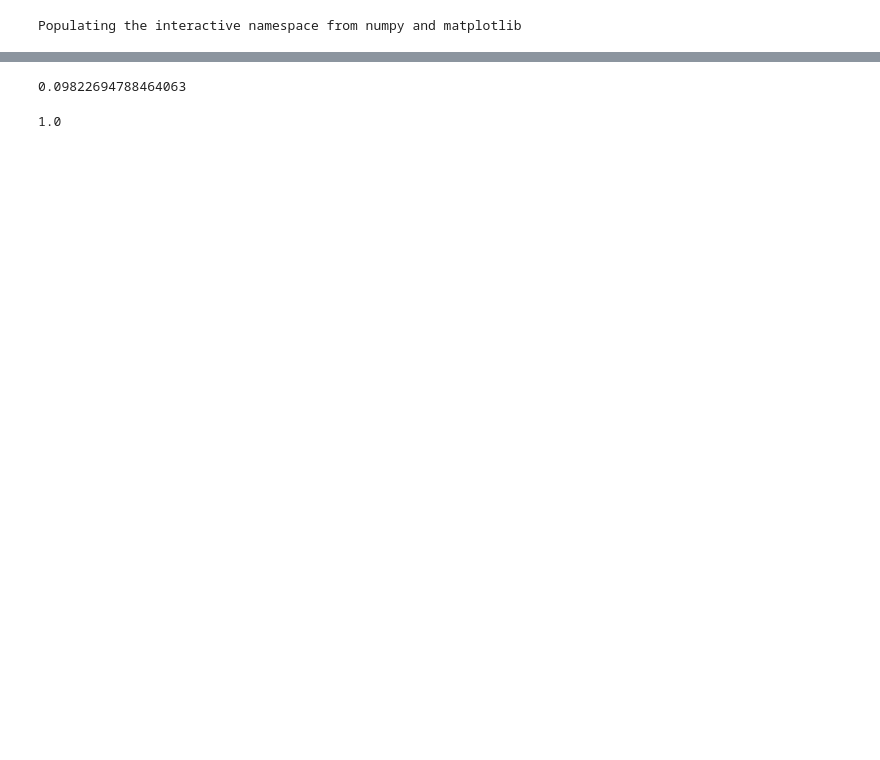
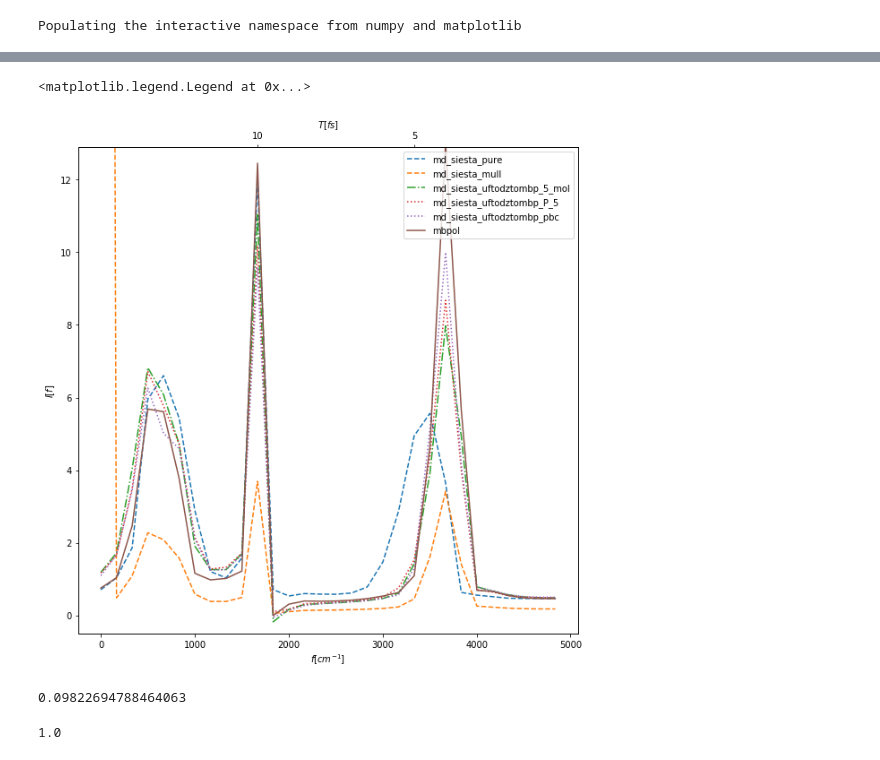
Before and after one commit to semodi/mlcf, a Jupyter notebook: analysis/v_corr.ipynb, the cells around one changed output, grey strips where cells are left out. Saved outputs shown, nothing was run; the diff lists cells and outputs as text; code cells hidden in the pictures; blank space fills up the shorter version.

```diff
--- a/analysis/v_corr.ipynb
+++ b/analysis/v_corr.ipynb
@@ -71,3 +136,41 @@ savefig('../figs/vacf_uftodz.pdf', bbox_inches = 'tight')
+# %%
+figsize(10,10)
+skip = []
+# skip = ['md_siesta_uftodz_10', 'mbpol']
+# skip = ['mbpol']
+# skip = ['md_siesta_uftodz_10']
+# skip = ['md_siesta_uftodz_10','md_siesta_uftodz_5','md_siesta_uftodz_8','md_siesta_uftodz_inf','md_siesta_pure']
+# labels = ['n = 1' , 'n = 5', 'n = 8', 'n = 10', 'n = $\infty$', 'MB-pol']
+styles = ['--','--','-.',':',':', '-']
+# vlines(109.6,-2,13, color = 'red', linestyles = '--')
+# vlines(112.6,-2,13, color = 'red')
+# vlines(47.8,-2,13, color = 'red')
+# vlines(20.5,-2,13, color = 'green')
+# vlines(11.8,-2,13, color = 'green')
+fig, ax = subplots()
+for key, name, style in zip(v_corr_dict,labels, styles):
+    if key in skip: continue
+    ax.plot(np.arange(0,30)*5*33.36,fft(v_corr_dict[key])[0:30], label = name, ls = style )
+
+ax2 = twiny()
+# ax.vlines(3335.64095, 0,15)
+# ax.vlines(1667.82048, 0, 15)
+ax2.set_xticks(np.array([1767.82048,3335.6409])/5000 + 0.006)
+ax2.set_xticklabels([10,5])
+ax.set_ylabel('$I[f]$')
+ax.set_xlabel('$f [cm^{-1}]$')
+ax2.set_xlabel('$T[fs]$')
+ax2.xaxis.set_ticks_position('top') # the rest is the same
+ylim(-0.5,12.9)
+# xticks(range(0,201,25),range(0,401,50))
+ax.legend()
+# grid(color = 'grey', ls = '--')
+
+# savefig('../figs/spectrum_uftodz_O.eps', bbox_inches = 'tight')
+# savefig('../figs/spectrum_uftodz_O.pdf', bbox_inches = 'tight')
+# %% [output]
+<matplotlib.legend.Legend at 0x...>
+[figure, added]
 # %%
 from ase.units import fs, Ang
 # %%
```
Also changed, not shown: parts of 9 cells of this notebook, 6 other files.
